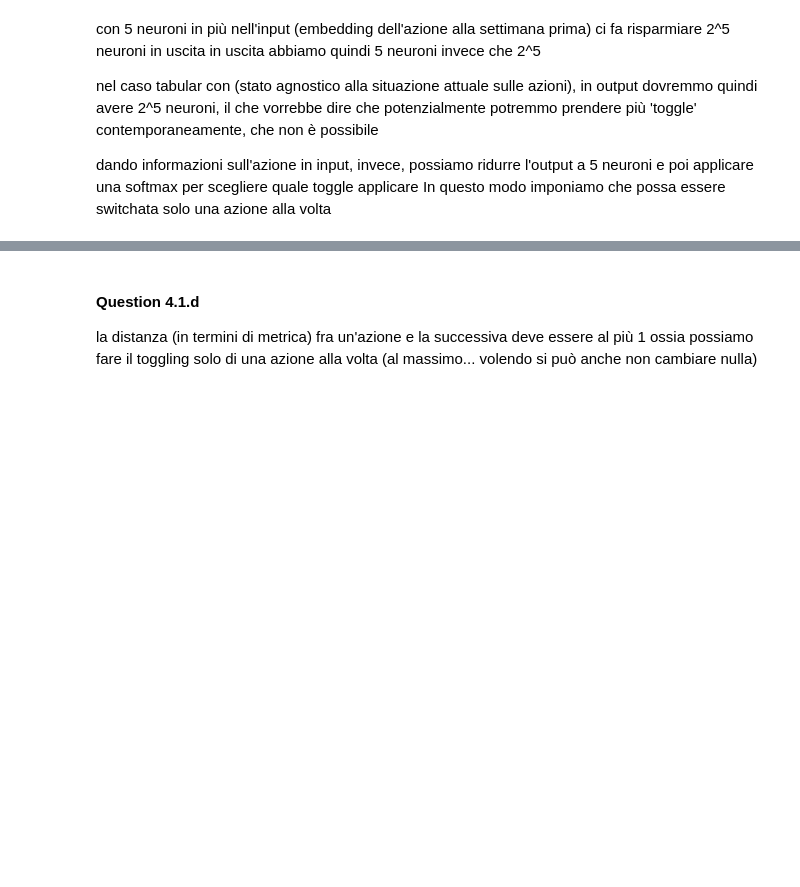
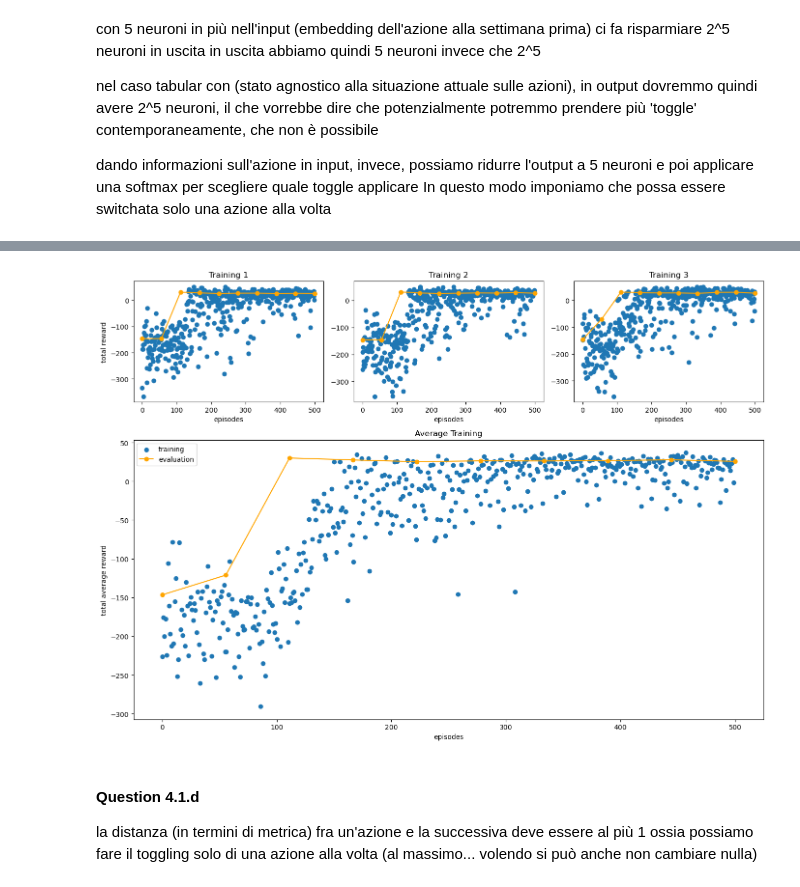
Before and after one commit to RiccardoBrioschi/DQN_Project, a Jupyter notebook: PROJECT DQN .ipynb, the cells around one changed output, grey strips where cells are left out. Drawn from its saved outputs; the diff is of its cells as text; code cells hidden in the pictures; blank space fills up the shorter version.

```diff
--- a/PROJECT DQN .ipynb
+++ b/PROJECT DQN .ipynb
@@ -847,21 +957,0 @@ device = torch.device("mps" if torch.backends.mps.is_available() else "cpu")
-# %%
-# The following is a named tuple representing a single transition in our environment
-Transition = namedtuple('Transition',
-                        ('state', 'action', 'next_state', 'reward'))
-
-# The following is a cyclic buffer of bounded size that holds the transitions observed recently.
-# It also implements a .sample() method for selecting a random batch of transitions for training.
-class ReplayMemory(object):
-
-    def __init__(self, capacity):
-        self.memory = deque([], maxlen=capacity)
-
-    def push(self, *args):
-        """Save a transition"""
-        self.memory.append(Transition(*args))
-
-    def sample(self, batch_size):
-        return random.sample(self.memory, batch_size)
-
-    def __len__(self):
-        return len(self.memory)
@@ -891,22 +957,0 @@ class DQN(torch.nn.Module):
-# %%
-# BATCH_SIZE is the number of transitions sampled from the replay buffer
-BATCH_SIZE = 10
-# GAMMA is the discount factor
-GAMMA = 0.9
-# EPS_START is the starting value of epsilon
-EPS_START = 0.7
-# EPS_END is the final value of epsilon (in case of decaying epsilon,meant to reduce the exploration)
-EPS_MIN = 0.2 # same as EPS_START since we do not want to decrease it
-# DECREASE_FLAG indicates whether we want to decrease the exploration
-DECREASE_FLAG = False
-# EXPLORATION_FLAG indicates whether we want to explore or not
-EXPLORATION_FLAG = True
-# LR is the learning rate of the AdamW optimizer
-LR = 5e-3
-
-# Get number of actions from gym action space
-n_actions = env.action_space.n
-
-# Get the number of state observations
-obs, info = env.reset() # we should set the seed
-n_observations = 130
@@ -1129,0 +1076,4 @@ print(good_mod.state_dict())
+# %%
+plot_training_eval(training, evaluation)
+# %% [output]
+[figure, added]
```
Also changed, not shown: parts of 43 cells of this notebook.
